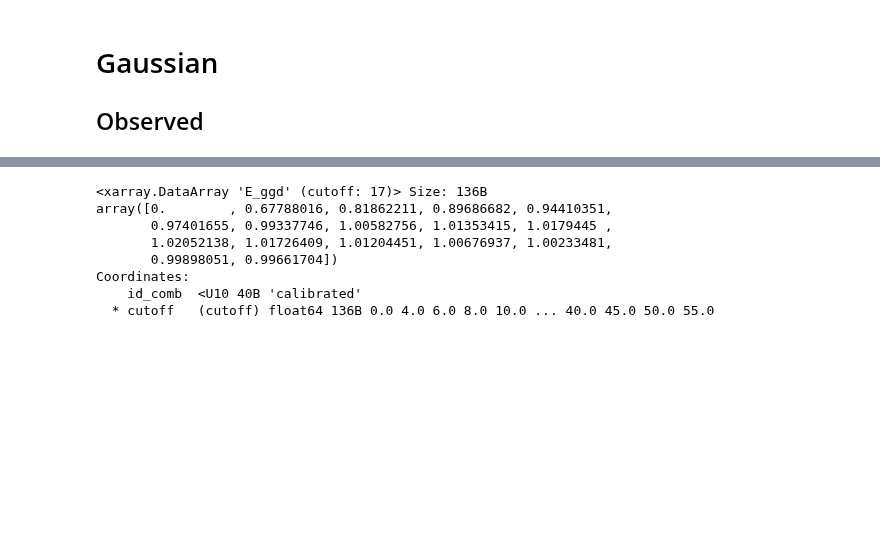
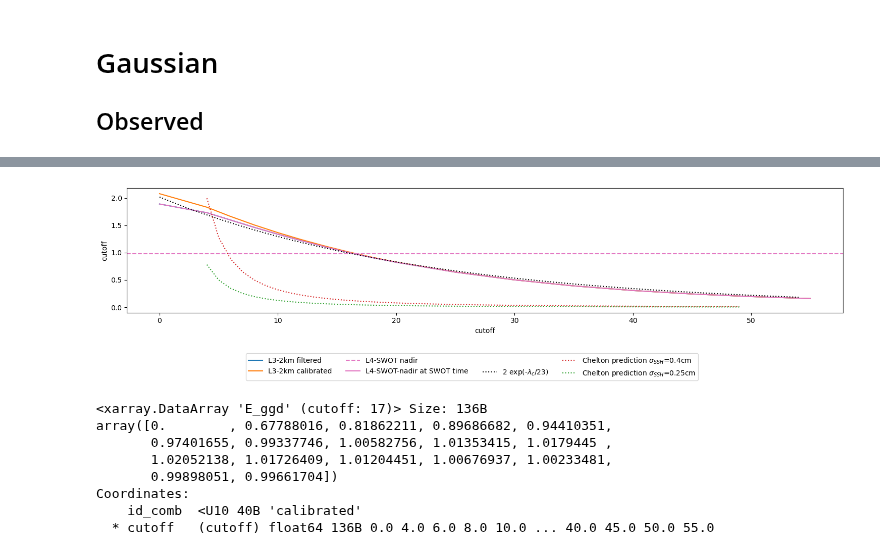
Before and after one commit to margot-demol/med_analysis, a Jupyter notebook: 10_swot_capabilities_diags/26_spatial_scales.ipynb, the cells around one changed output, grey strips where cells are left out. Drawn from its saved outputs; the diff is of its cells as text; code cells hidden in the pictures; blank space fills up the shorter version.

```diff
--- a/10_swot_capabilities_diags/26_spatial_scales.ipynb
+++ b/10_swot_capabilities_diags/26_spatial_scales.ipynb
@@ -375,3 +379,22 @@ for ax in axs :
+# %%
+fig, ax = plt.subplots(1, 1, frameon=False, figsize = (15, 4))
+dsgf.B_ggd.plot(ax=ax, label = 'L3-2km filtered')
+dsgc.B_ggd.plot(ax=ax, label = 'L3-2km calibrated')
+ax.axhline(ds4.sel(altiprod='L4-SWOT-nadir').B_ggd, ls='--',  color='tab:pink', label = 'L4-SWOT nadir')
+dsgf.B_ggd.plot(ax=ax, label ='L4-SWOT-nadir at SWOT time', color='tab:pink')
+dsgc.B_ggd.plot(ax=ax, label = ' ', ls='')
+b_exp_fit.plot(ax=ax, ls=':',color='k', label = rf'{round(b_exp_popt[0])} exp(-$\lambda_c$/{round(b_exp_popt[1])})')
+ax.plot(np.arange(4,50), theoritical_chelton(np.arange(4,50)*1e3, 0.4e-2)/U2, ls=':', label ='Chelton prediction $\sigma_{SSH}$=0.4cm', color='tab:red')
+#ax.plot(np.arange(1,50), fit_chelton(np.arange(1,50)*1e3, 0.4e-2)/U2, ls=':', label ='Chelton 2024 $\sigma_{SSH}$=0.4cm')
+ax.plot(np.arange(4,50), theoritical_chelton(np.arange(4,50)*1e3, 0.25e-2)/U2, ls=':', label ='Chelton prediction $\sigma_{SSH}$=0.25cm', color='tab:green')
+
+fig.legend(ncol=4, loc='lower center'
+          )
+
+
+fig.tight_layout(rect=[0,0.2, 1,1])
+# %% [output]
+[figure, added]
 # %%
 ((dsgc.sel(cutoff=0)-dsgc)/dsgc.sel(cutoff=0)).E_ggd
 # %% [output]
```
Also changed, not shown: parts of 1 cell of this notebook, 9 other files.
